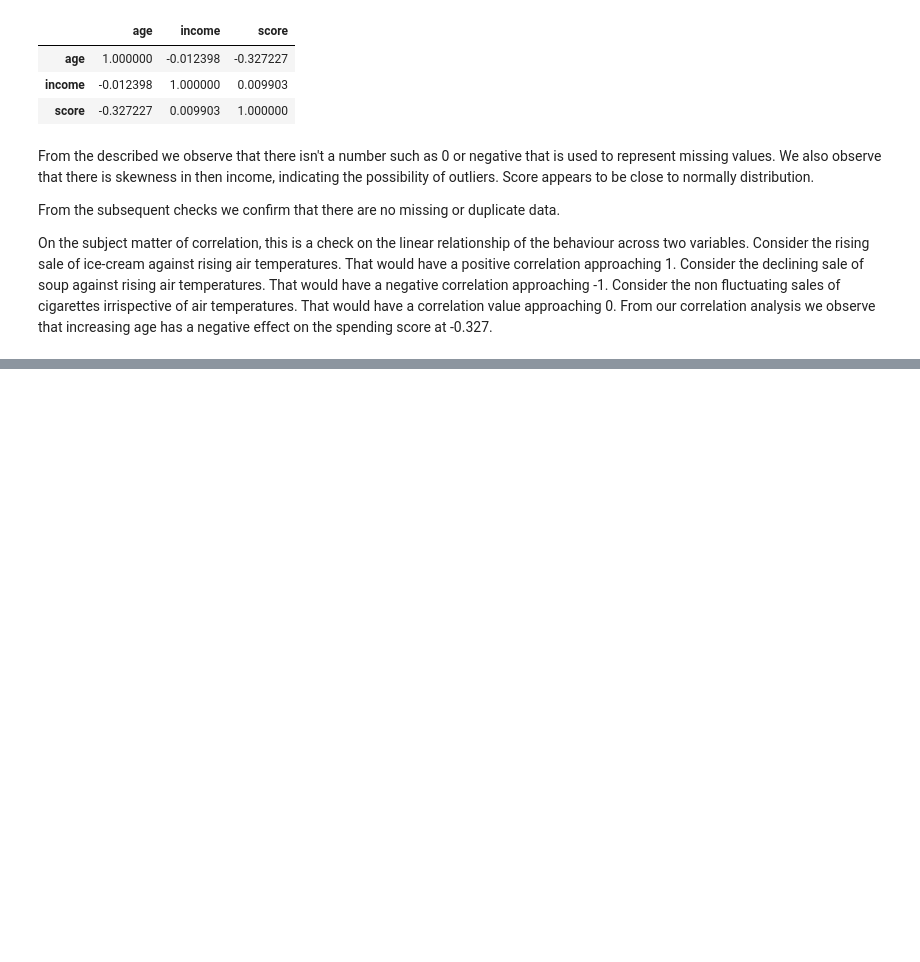
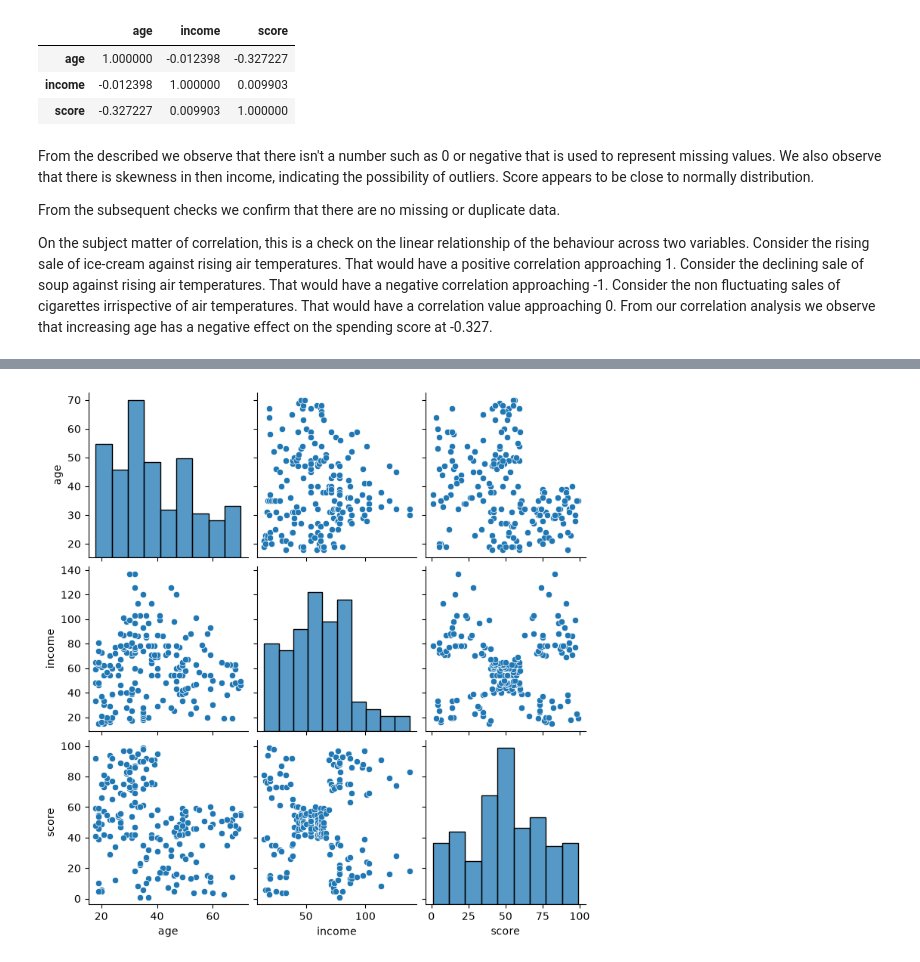
Before and after one commit to PaulaSalnitro1/ml_2026_2027, a Jupyter notebook: src/02 - Exploratory Data Analysis.ipynb, the cells around one changed output, grey strips where cells are left out. Saved outputs shown, nothing was run; the diff lists cells and outputs as text; code cells hidden in the pictures; blank space fills up the shorter version.

```diff
--- a/src/02 - Exploratory Data Analysis.ipynb
+++ b/src/02 - Exploratory Data Analysis.ipynb
@@ -259,0 +308,6 @@ On the subject matter of correlation, this is a check on the linear relationship
+# %%
+# P.S. The id variable is a unique identifier and is irrelevant
+sns.pairplot(df[vars])
+plt.show()
+# %% [output]
+[figure, added]
```
Also changed, not shown: parts of 13 cells of this notebook.
